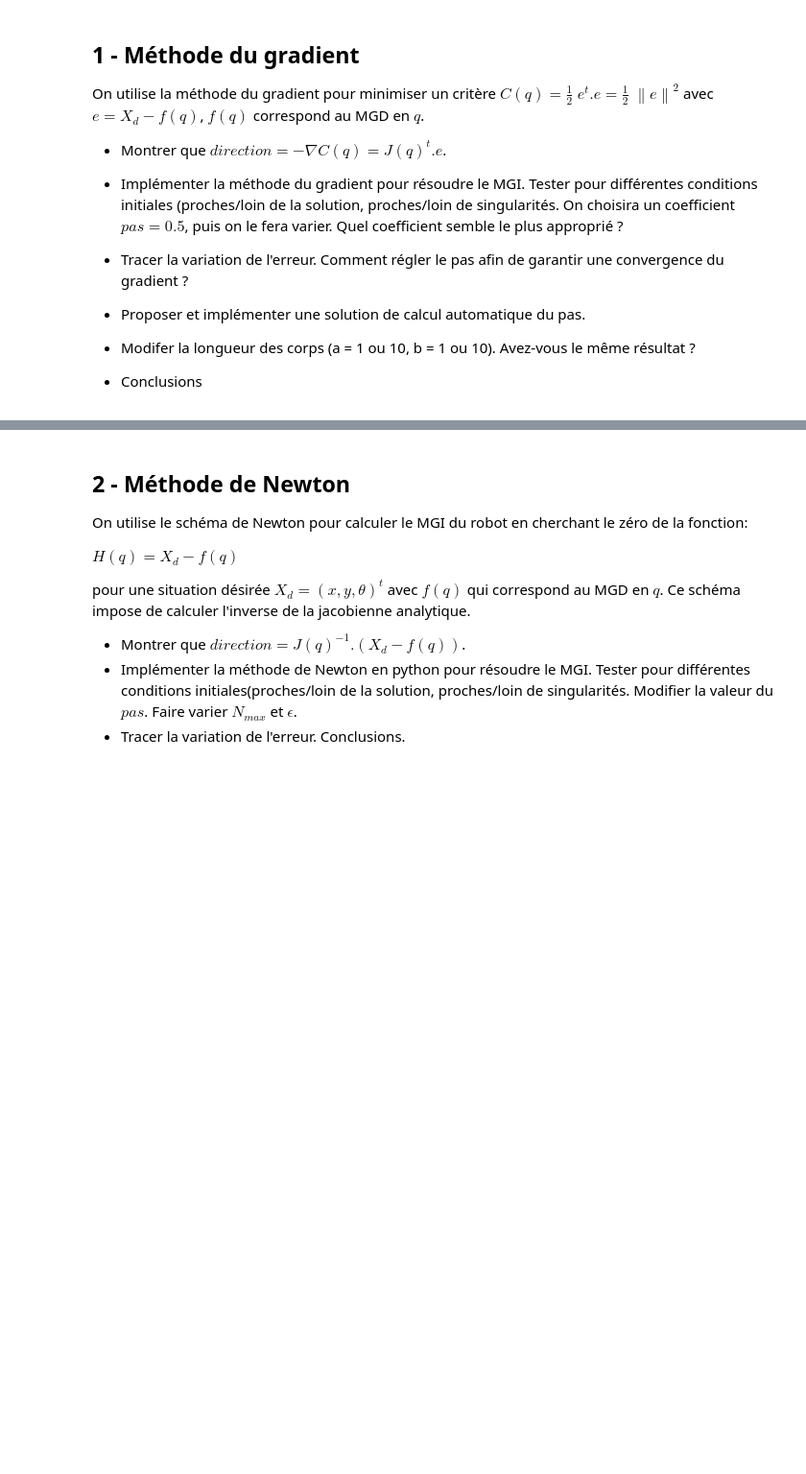
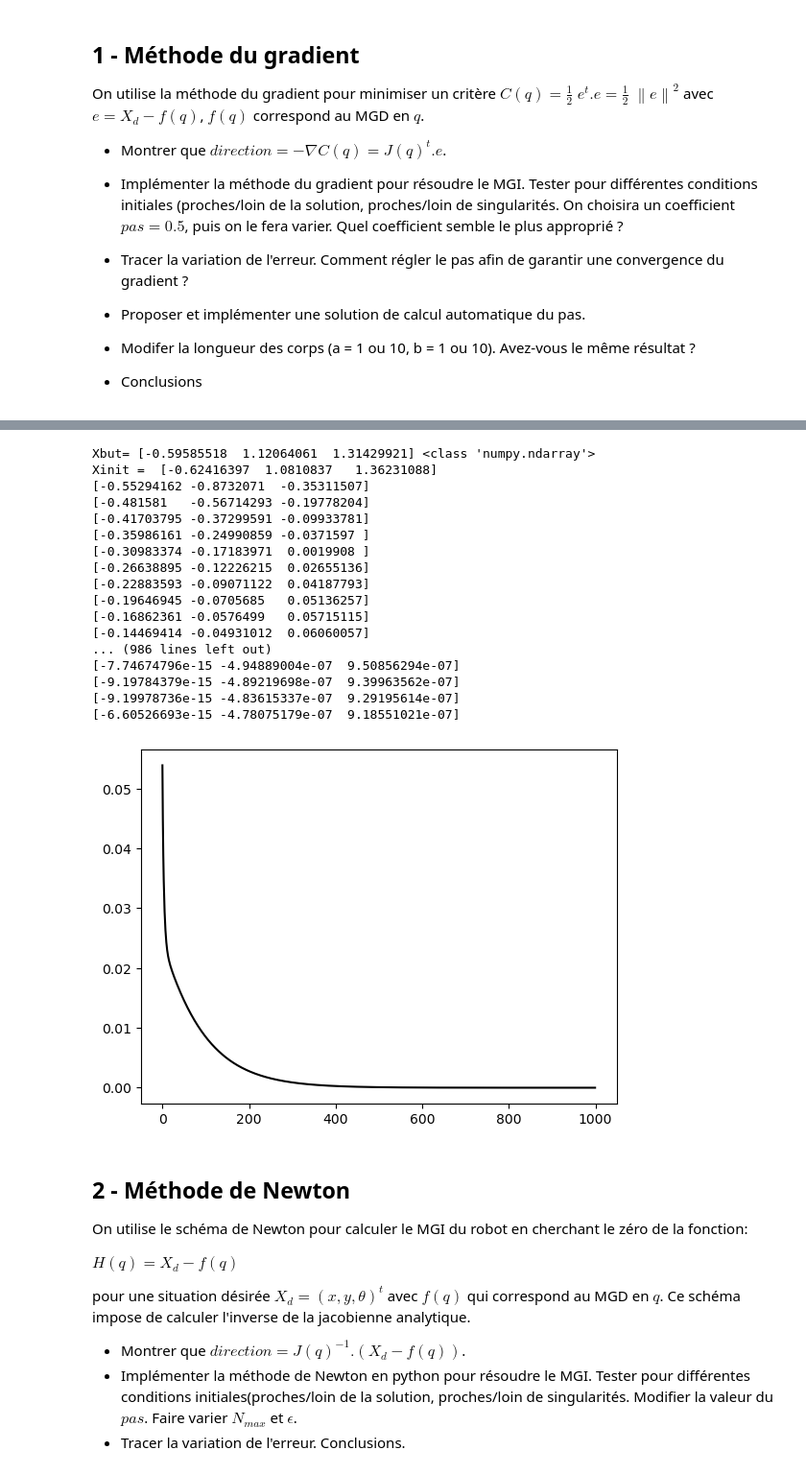
Before and after one commit to AloyKyllian/2A, a Jupyter notebook: optim/mgiRRR-2023-etudiant.ipynb, the cells around one changed output, grey strips where cells are left out. Shown: that part at 96% size. Cells and saved outputs as stored; diff of their text form; code cells hidden in the pictures; blank space fills up the shorter version.

Commit message:
opti : l'erreur diminue

```diff
--- a/optim/mgiRRR-2023-etudiant.ipynb
+++ b/optim/mgiRRR-2023-etudiant.ipynb
@@ -182,45 +241,80 @@ Xbut= 1.0 Ybut =  0.0 Z but =  -1.0
 # %%
-########### A FAIRE ##################################
-def direction():
-
-    return dir
+########## A FAIRE ###########################
+def pas(pas):
+    p=pas
+    return p
-# %%
-########## A FAIRE ###########################
-def pas():
-
-    return p
 # %%
 ######### CALCUL DU MGI A FAIRE ################
 # Définir les paramètres du robot
 a,b= 1,1
 # Définition de Xbut
 qbut= np.asarray([118., 22,  48.])
 Xbut= np.asarray(mgd(qbut,a,b))
 print("Xbut=", Xbut, type(Xbut))
 #Initialisation de la recherche
 qinit=np.asarray([120., 25,  45.])
 Xinit=np.asarray(mgd(qinit,a,b))
 print("Xinit = ",Xinit)
 #
 # Algo de recherche de la solution
-# while (???):
+err = np.linalg.norm(qinit)
+qavant = qinit
+listeerr=[]
+Nb=0
+while (err > 0.01 or Nb < 1000):
+    dir=direction(qavant,Xbut)
+    # print(qavant)
+    qsuiv=qavant+np.dot(pas(0.5),dir)
+    # print(qsuiv)
+    err=np.linalg.norm(Xbut-mgd(np.asarray(qsuiv),1,1))
+    qavant=qsuiv
+    listeerr.append(err)
+    Nb=Nb+1
+    # err = np.linalg.norm(err)
+    # print(err)
+
+# plt.plot(abs,listeerr,'k')
+# plt.show(block=True)
+
+# print(qsuiv)
+# print(err)
+    # qsuiv[0] = qavant[0]+pas(0.5)*direction(qavant[0],Xbut)
+    # qsuiv[1] = qavant[1]+pas(0.5)*direction(qavant[1],Xbut)
+    # qsuiv[2] = qavant[2]+pas(0.5)*direction(qavant[2],Xbut)
 #
-#   A COMPLETER
-#
-qc = ??? #valeur finale retournée par MGI
+# qc = mgi(X,qinit,Nb,err) #valeur finale retournée par MGI
 # Visualisation des résultats (quelques idées, faire une courbe
 # qui montre l'évolution de l'erreur)
-print("Valeur finale du critère =X",erx," après ",i," itérations")
-X= mgd(qc,a,b)
-print("Xinit              =",Xinit))
-print("Xfinal avec qfinal = ",X)
-print("Xbut à atteindre   =", Xbut)
+# print("Valeur finale du critère =X",erx," après ",i," itérations")
+# X= mgd(qc,a,b)
+# print("Xinit              =",Xinit)
+# print("Xfinal avec qfinal = ",X)
+# print("Xbut à atteindre   =", Xbut)
 
-print("Erreur finale=",erx)
-abs = np.linspace(0,len(list_erreur)-1,(len(list_erreur)))
+# print("Erreur finale=",erx)
+abs = np.linspace(0,len(listeerr)-1,(len(listeerr)))
 
-plt.plot(abs,list_erreur,'k')
+plt.plot(abs,listeerr,'k')
 plt.show(block=True)
+# %% [output]
+Xbut= [-0.59585518  1.12064061  1.31429921] <class 'numpy.ndarray'>
+Xinit =  [-0.62416397  1.0810837   1.36231088]
+[-0.55294162 -0.8732071  -0.35311507]
+[-0.481581   -0.56714293 -0.19778204]
+[-0.41703795 -0.37299591 -0.09933781]
+[-0.35986161 -0.24990859 -0.0371597 ]
+[-0.30983374 -0.17183971  0.0019908 ]
+[-0.26638895 -0.12226215  0.02655136]
+[-0.22883593 -0.09071122  0.04187793]
+[-0.19646945 -0.0705685   0.05136257]
+[-0.16862361 -0.0576499   0.05715115]
+[-0.14469414 -0.04931012  0.06060057]
+... (986 lines left out)
+[-7.74674796e-15 -4.94889004e-07  9.50856294e-07]
+[-9.19784379e-15 -4.89219698e-07  9.39963562e-07]
+[-9.19978736e-15 -4.83615337e-07  9.29195614e-07]
+[-6.60526693e-15 -4.78075179e-07  9.18551021e-07]
+[figure, added]
 # %% [markdown]
 ## 2 - Méthode de Newton
 
```
Also changed, not shown: parts of 5 cells of this notebook, 1 other file.
